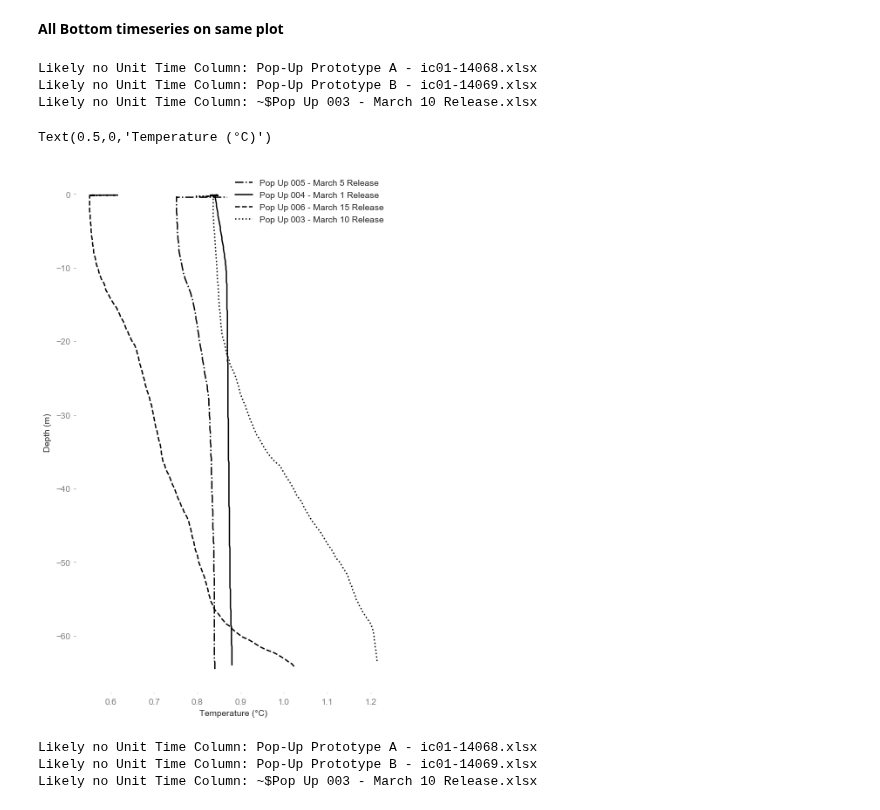
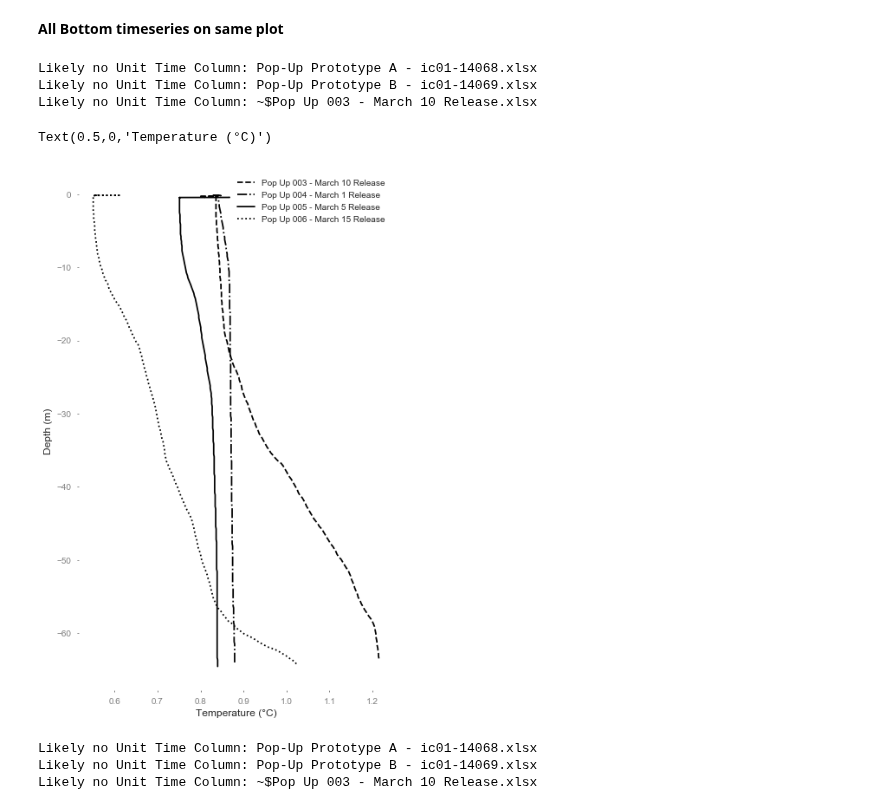
Before and after one commit to NOAA-PMEL/EcoFOCI_Jupyter_Notebooks, a Jupyter notebook: 2018/PopUpBuoy/PopupBuoy Plots.ipynb, the cells around one changed output. Saved outputs shown, nothing was run; the diff lists cells and outputs as text; code cells hidden in the pictures.

```diff
--- a/2018/PopUpBuoy/PopupBuoy Plots.ipynb
+++ b/2018/PopUpBuoy/PopupBuoy Plots.ipynb
@@ -84,7 +84,7 @@ df_b = {}
 colors = ['b','k','r','b','g','k','g','b']
 fig, ax = plt.subplots(figsize=(11, 4.25))
 
-for c,fn in enumerate(fd):
+for c,fn in enumerate(sorted(fd)):
     if fn not in ['.DS_Store',]:
         try:
             df_b.update({fn:pd.read_excel(dr + fn,sheet_name='Bottom',
@@ -114,33 +114,33 @@ Text(0,0.5,'Temperature (°C)')
 # %%
 #profiles
 df_p = {}
 
 fig, ax = plt.subplots(figsize=(6.5,11))
 
 lt= ['-','--','-.','-',':','-','--',':','-']
 
-for c,fn in enumerate(fd):
+for c,fn in enumerate(sorted(fd)):
     if fn not in ['.DS_Store',]:
         try:
             df_p.update({fn:pd.read_excel(dr + fn,
                                   sheet_name='Profile',
                                   date_parser=True,
                                   index_col='Unit Time')})
 
             cs = ax.plot(df_p[fn]['Temperature (°C)'], df_p[fn]['10 Bar Pressure Sensor (m)'],'k',linestyle=lt[c],label=fn.split('.xlsx')[0])
 
         except:
             print("Likely no Unit Time Column: {}".format(fn))
 
 ax.legend(loc='upper right')
 ax.set_ylabel('Depth (m)')
 ax.set_xlabel('Temperature (°C)')
 # %% [output]
 Likely no Unit Time Column: Pop-Up Prototype A - ic01-14068.xlsx
 Likely no Unit Time Column: Pop-Up Prototype B - ic01-14069.xlsx
 Likely no Unit Time Column: ~$Pop Up 003 - March 10 Release.xlsx
 Text(0.5,0,'Temperature (°C)')
-[figure, old version]
+[figure, new version]
 # %%
 #surface
 df_s = {}
```
Also changed, not shown: parts of 1 cell of this notebook.
